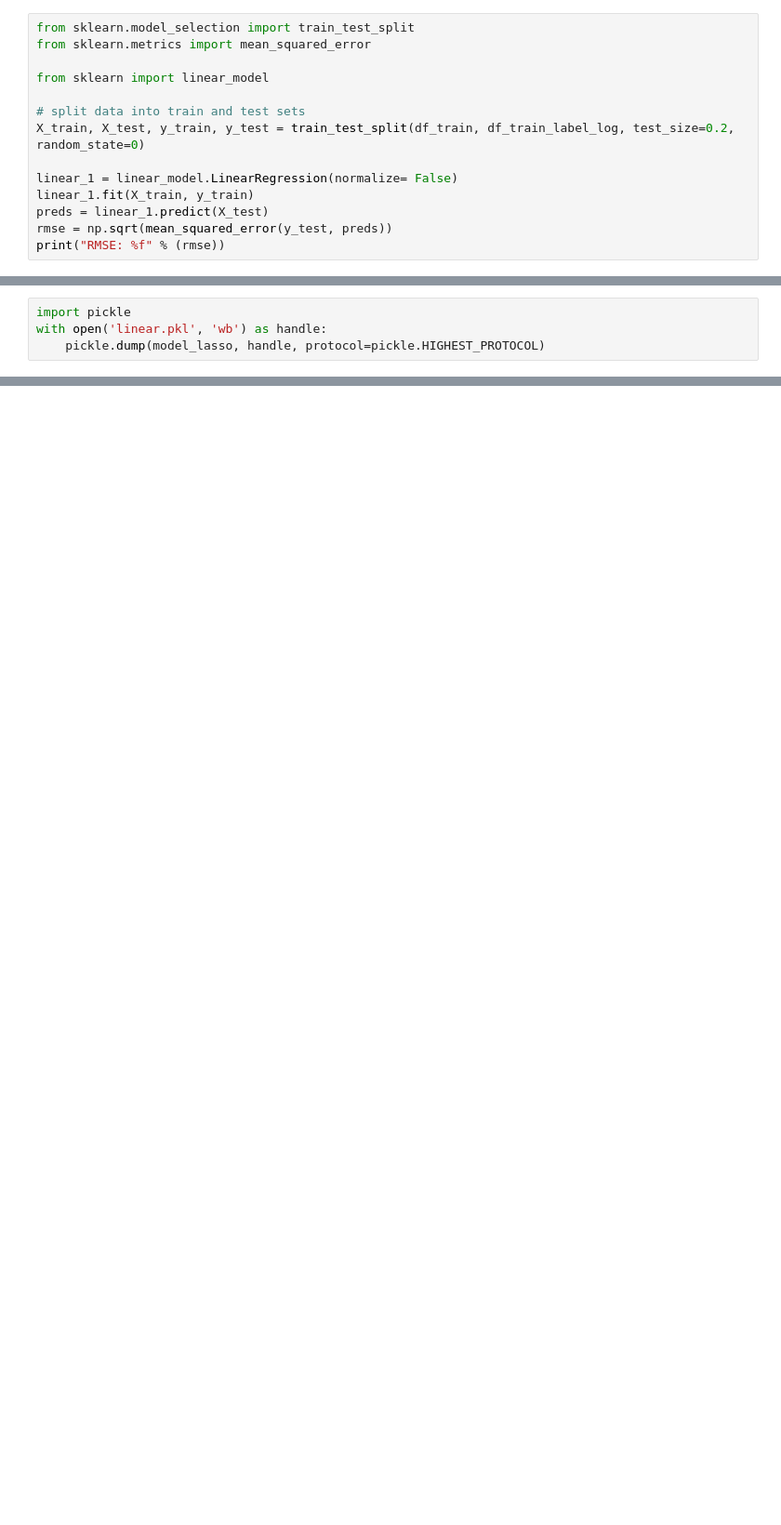
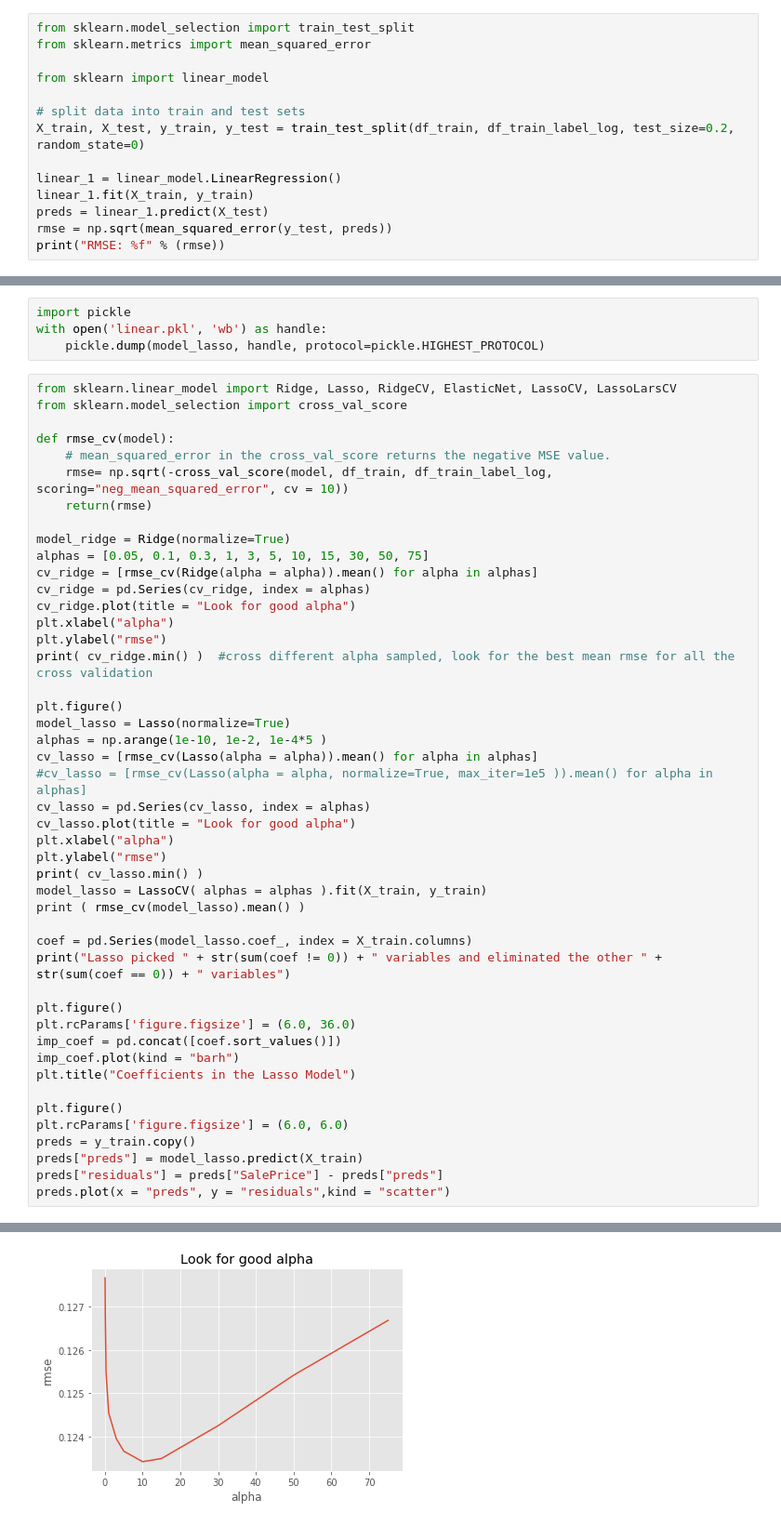
Before and after one commit to richiebui/4sigma, a Jupyter notebook: Hueyling/Kaggle_House_Price/linear_regression.ipynb, the cells around one changed output, grey strips where cells are left out. Shown: that part at 93% size. Cells and saved outputs as stored; diff of their text form; blank space fills up the shorter version.

```diff
--- a/Hueyling/Kaggle_House_Price/linear_regression.ipynb
+++ b/Hueyling/Kaggle_House_Price/linear_regression.ipynb
@@ -48,7 +48,7 @@ from sklearn import linear_model
 # split data into train and test sets
 X_train, X_test, y_train, y_test = train_test_split(df_train, df_train_label_log, test_size=0.2, random_state=0)
 
-linear_1 = linear_model.LinearRegression(normalize= False)
+linear_1 = linear_model.LinearRegression()
 linear_1.fit(X_train, y_train)
 preds = linear_1.predict(X_test)
 rmse = np.sqrt(mean_squared_error(y_test, preds))
@@ -163,3 +131,50 @@ Text(0.5,1,'Coefficients in the Lasso Model')
 import pickle
 with open('linear.pkl', 'wb') as handle:
     pickle.dump(model_lasso, handle, protocol=pickle.HIGHEST_PROTOCOL)
+# %%
+from sklearn.linear_model import Ridge, Lasso, RidgeCV, ElasticNet, LassoCV, LassoLarsCV
+from sklearn.model_selection import cross_val_score
+
+def rmse_cv(model):
+    # mean_squared_error in the cross_val_score returns the negative MSE value.
+    rmse= np.sqrt(-cross_val_score(model, df_train, df_train_label_log, scoring="neg_mean_squared_error", cv = 10))
+    return(rmse)
+
+model_ridge = Ridge(normalize=True)
+alphas = [0.05, 0.1, 0.3, 1, 3, 5, 10, 15, 30, 50, 75]
+cv_ridge = [rmse_cv(Ridge(alpha = alpha)).mean() for alpha in alphas]
+cv_ridge = pd.Series(cv_ridge, index = alphas)
+cv_ridge.plot(title = "Look for good alpha")
+plt.xlabel("alpha")
+plt.ylabel("rmse")
+print( cv_ridge.min() )  #cross different alpha sampled, look for the best mean rmse for all the cross validation
+
+plt.figure()
+model_lasso = Lasso(normalize=True)
+alphas = np.arange(1e-10, 1e-2, 1e-4*5 )
+cv_lasso = [rmse_cv(Lasso(alpha = alpha)).mean() for alpha in alphas]
+#cv_lasso = [rmse_cv(Lasso(alpha = alpha, normalize=True, max_iter=1e5 )).mean() for alpha in alphas]
+cv_lasso = pd.Series(cv_lasso, index = alphas)
+cv_lasso.plot(title = "Look for good alpha")
+plt.xlabel("alpha")
+plt.ylabel("rmse")
+print( cv_lasso.min() )
+model_lasso = LassoCV( alphas = alphas ).fit(X_train, y_train)
+print ( rmse_cv(model_lasso).mean() )
+
+coef = pd.Series(model_lasso.coef_, index = X_train.columns)
+print("Lasso picked " + str(sum(coef != 0)) + " variables and eliminated the other " +  str(sum(coef == 0)) + " variables")
+
+plt.figure()
+plt.rcParams['figure.figsize'] = (6.0, 36.0)
+imp_coef = pd.concat([coef.sort_values()])
+imp_coef.plot(kind = "barh")
+plt.title("Coefficients in the Lasso Model")
+
+plt.figure()
+plt.rcParams['figure.figsize'] = (6.0, 6.0)
+preds = y_train.copy()
+preds["preds"] = model_lasso.predict(X_train)
+preds["residuals"] = preds["SalePrice"] - preds["preds"]
+preds.plot(x = "preds", y = "residuals",kind = "scatter")
+# %% [output]
@@ -165,0 +186 @@ with open('linear.pkl', 'wb') as handle:
+[figure, added]
```
Also changed, not shown: parts of 10 cells of this notebook, 2 other files.
